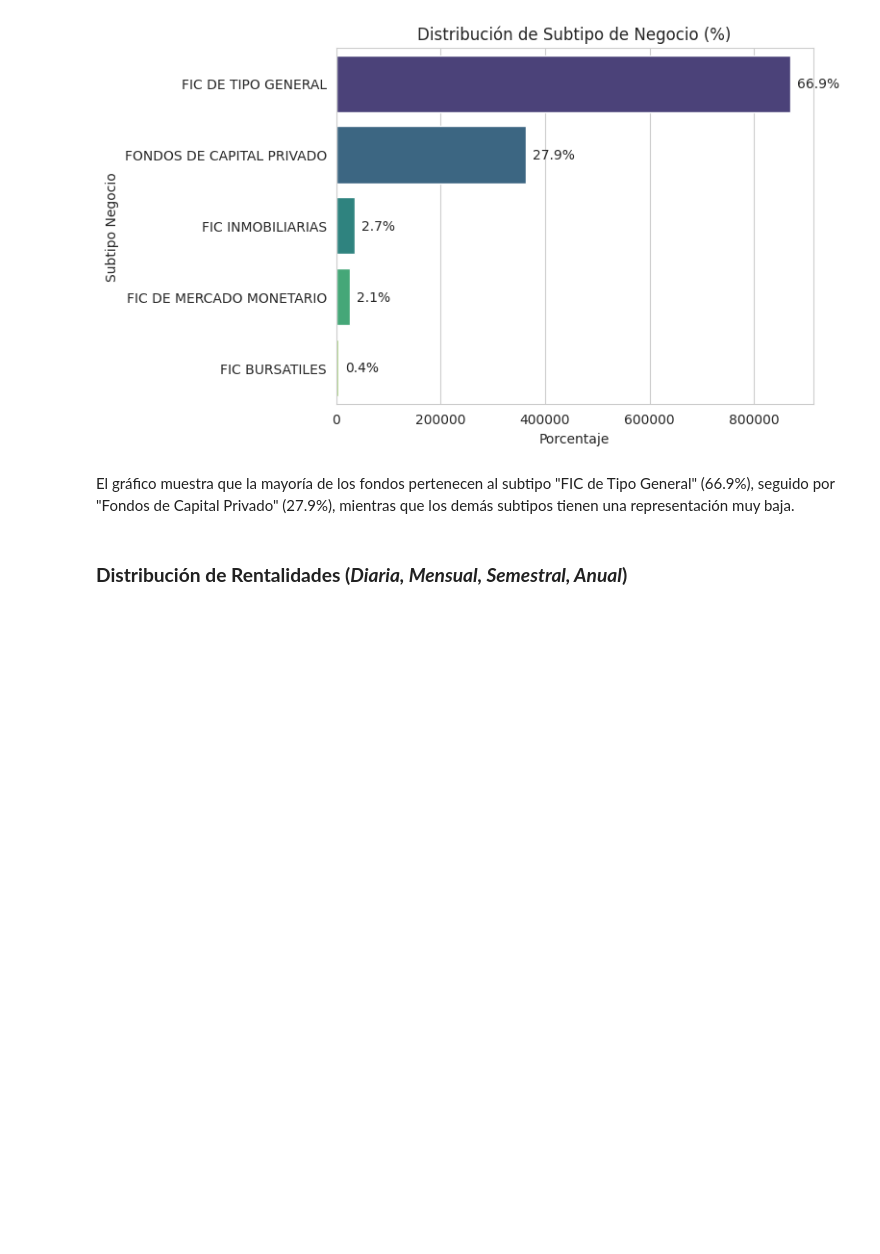
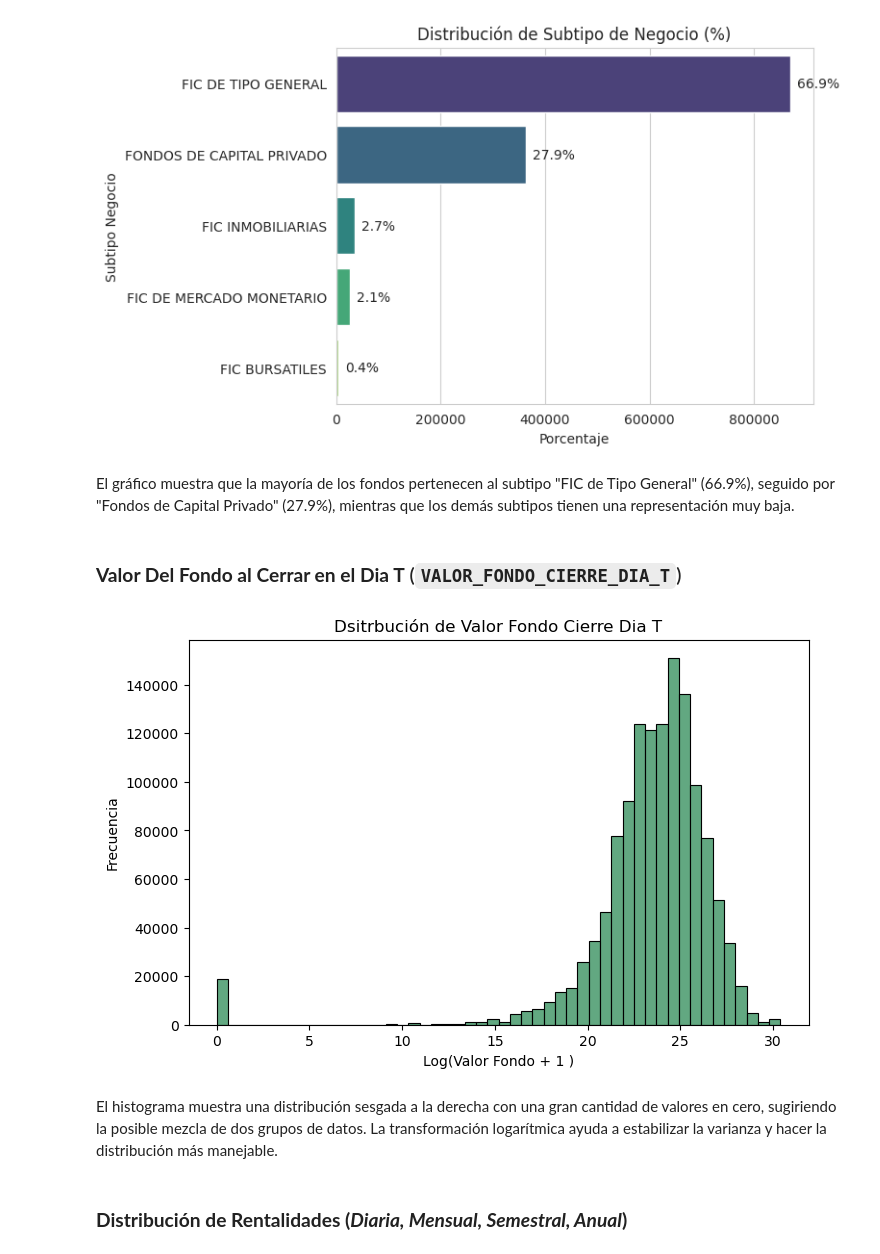
Before and after one commit to TawnyVTC/EDA, a Jupyter notebook: EDA_Rentabilidad.ipynb, the cells around one changed output. Cells and saved outputs as stored; diff of their text form; code cells hidden in the pictures; blank space fills up the shorter version.

```diff
--- a/EDA_Rentabilidad.ipynb
+++ b/EDA_Rentabilidad.ipynb
@@ -228,6 +228,21 @@ plt.show()
 [figure]
 # %% [markdown]
 El gráfico muestra que la mayoría de los fondos pertenecen al subtipo "FIC de Tipo General" (66.9%), seguido por "Fondos de Capital Privado" (27.9%), mientras que los demás subtipos tienen una representación muy baja.
+# %% [markdown]
+### **Valor Del Fondo al Cerrar en el Dia T** (`VALOR_FONDO_CIERRE_DIA_T`)
+# %%
+df["log_valor"] = np.log1p(df["VALOR_FONDO_CIERRE_DIA_T"])
+
+plt.figure(figsize=(8, 5))
+sns.histplot(df["log_valor"].dropna(), bins=50, color="seagreen")
+plt.xlabel("Log(Valor Fondo + 1 )")
+plt.ylabel("Frecuencia")
+plt.title("Dsitrbución de Valor Fondo Cierre Dia T")
+plt.show()
+# %% [output]
+[figure, added]
+# %% [markdown]
+El histograma muestra una distribución sesgada a la derecha con una gran cantidad de valores en cero, sugiriendo la posible mezcla de dos grupos de datos. La transformación logarítmica ayuda a estabilizar la varianza y hacer la distribución más manejable.
 # %% [markdown]
 ### **Distribución de Rentalidades (*Diaria, Mensual, Semestral, Anual*)**
 # %%
```
Also changed, not shown: parts of 8 cells of this notebook, 1 other file.
